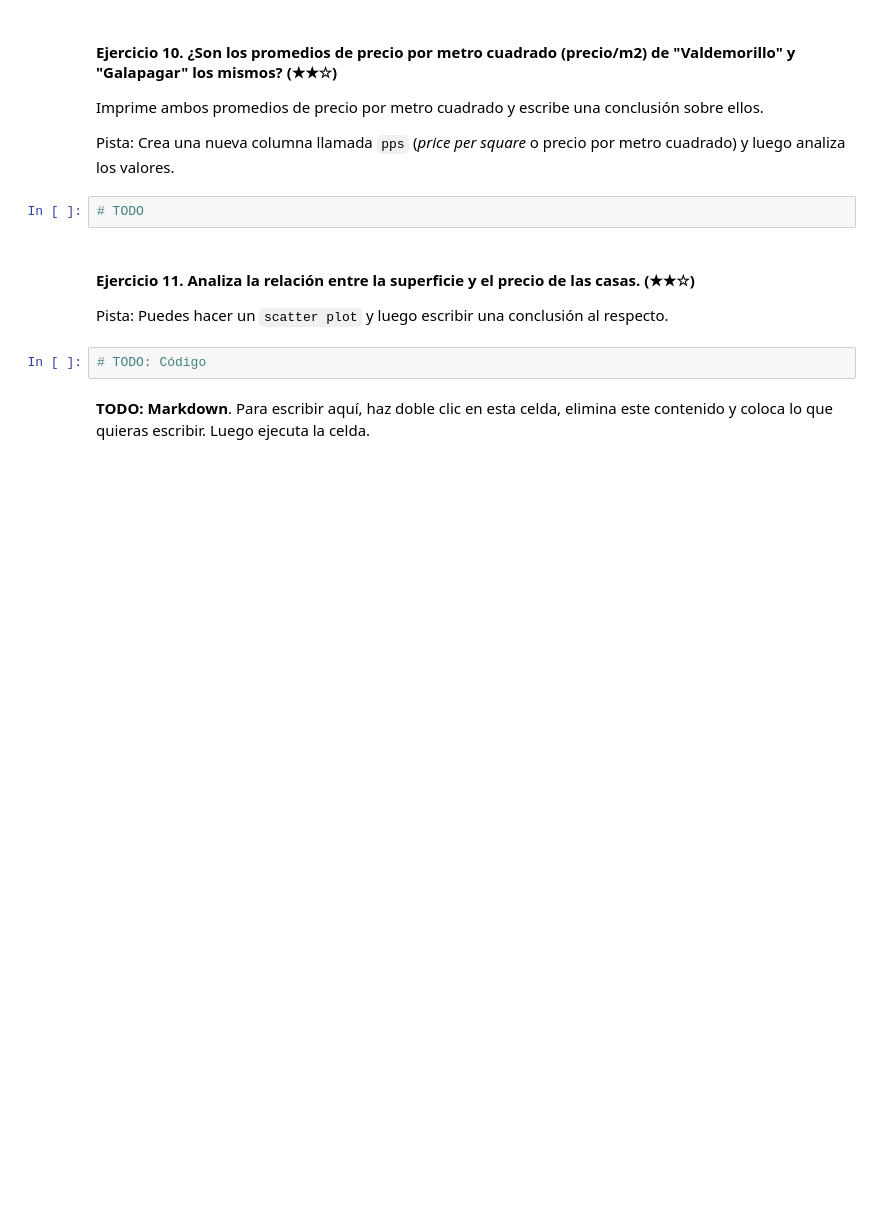
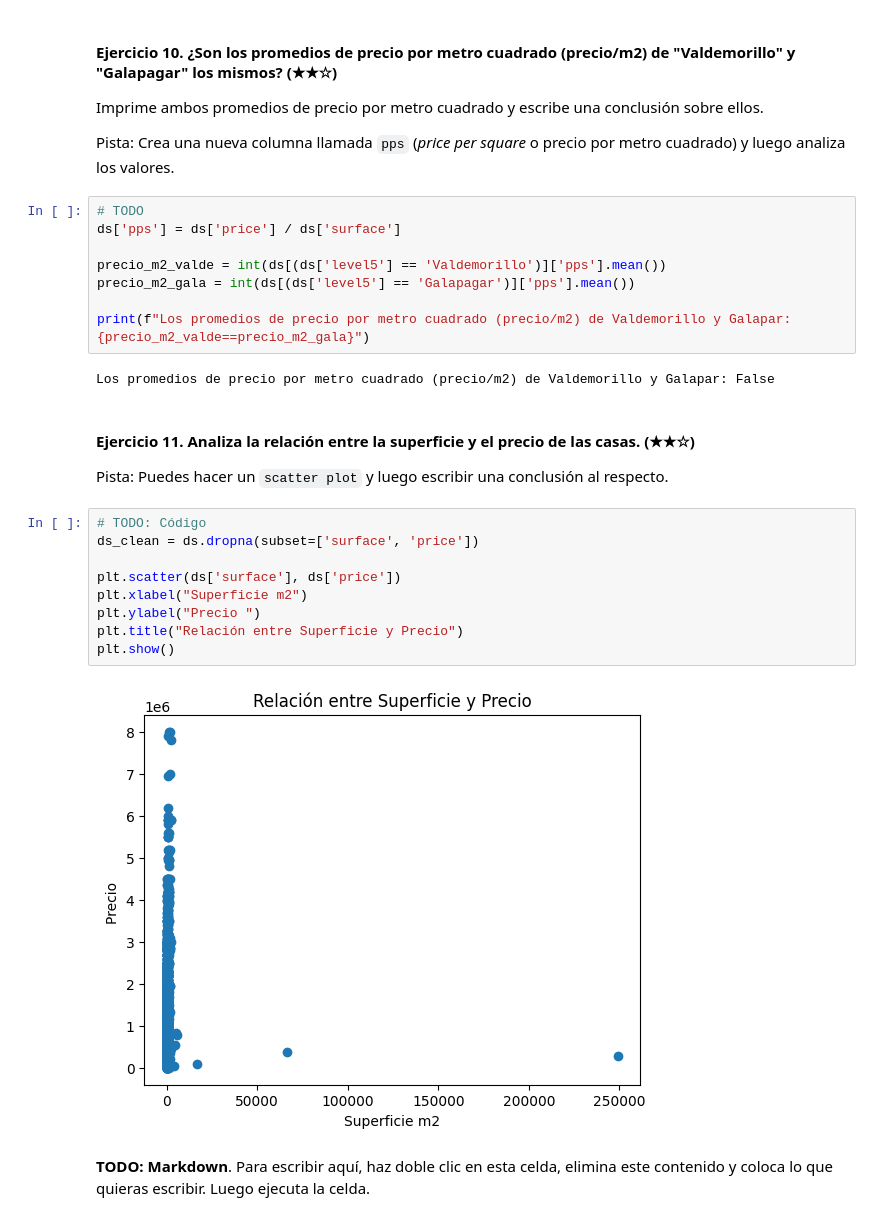
Before and after one commit to Tara156/realestate-datacleanup-exercise, a Jupyter notebook: project.es.ipynb, the cells around one changed output. Saved outputs shown, nothing was run; the diff lists cells and outputs as text; blank space fills up the shorter version.

```diff
--- a/project.es.ipynb
+++ b/project.es.ipynb
@@ -114,12 +198,29 @@ Imprime ambos promedios de precio por metro cuadrado y escribe una conclusión s
 Pista: Crea una nueva columna llamada `pps` (*price per square* o precio por metro cuadrado) y luego analiza los valores.
 # %%
 # TODO
+ds['pps'] = ds['price'] / ds['surface']
+
+precio_m2_valde = int(ds[(ds['level5'] == 'Valdemorillo')]['pps'].mean())
+precio_m2_gala = int(ds[(ds['level5'] == 'Galapagar')]['pps'].mean())
+
+print(f"Los promedios de precio por metro cuadrado (precio/m2) de Valdemorillo y Galapar: {precio_m2_valde==precio_m2_gala}")
+# %% [output]
+Los promedios de precio por metro cuadrado (precio/m2) de Valdemorillo y Galapar: False
 # %% [markdown]
 #### Ejercicio 11. Analiza la relación entre la superficie y el precio de las casas. (★★☆)
 
 Pista: Puedes hacer un `scatter plot` y luego escribir una conclusión al respecto.
 # %%
 # TODO: Código
+ds_clean = ds.dropna(subset=['surface', 'price'])
+
+plt.scatter(ds['surface'], ds['price'])
+plt.xlabel("Superficie m2")
+plt.ylabel("Precio ")
+plt.title("Relación entre Superficie y Precio")
+plt.show()
+# %% [output]
+[figure, added]
 # %% [markdown]
 **TODO: Markdown**. Para escribir aquí, haz doble clic en esta celda, elimina este contenido y coloca lo que quieras escribir. Luego ejecuta la celda.
 # %% [markdown]
```
Also changed, not shown: parts of 21 cells of this notebook.
